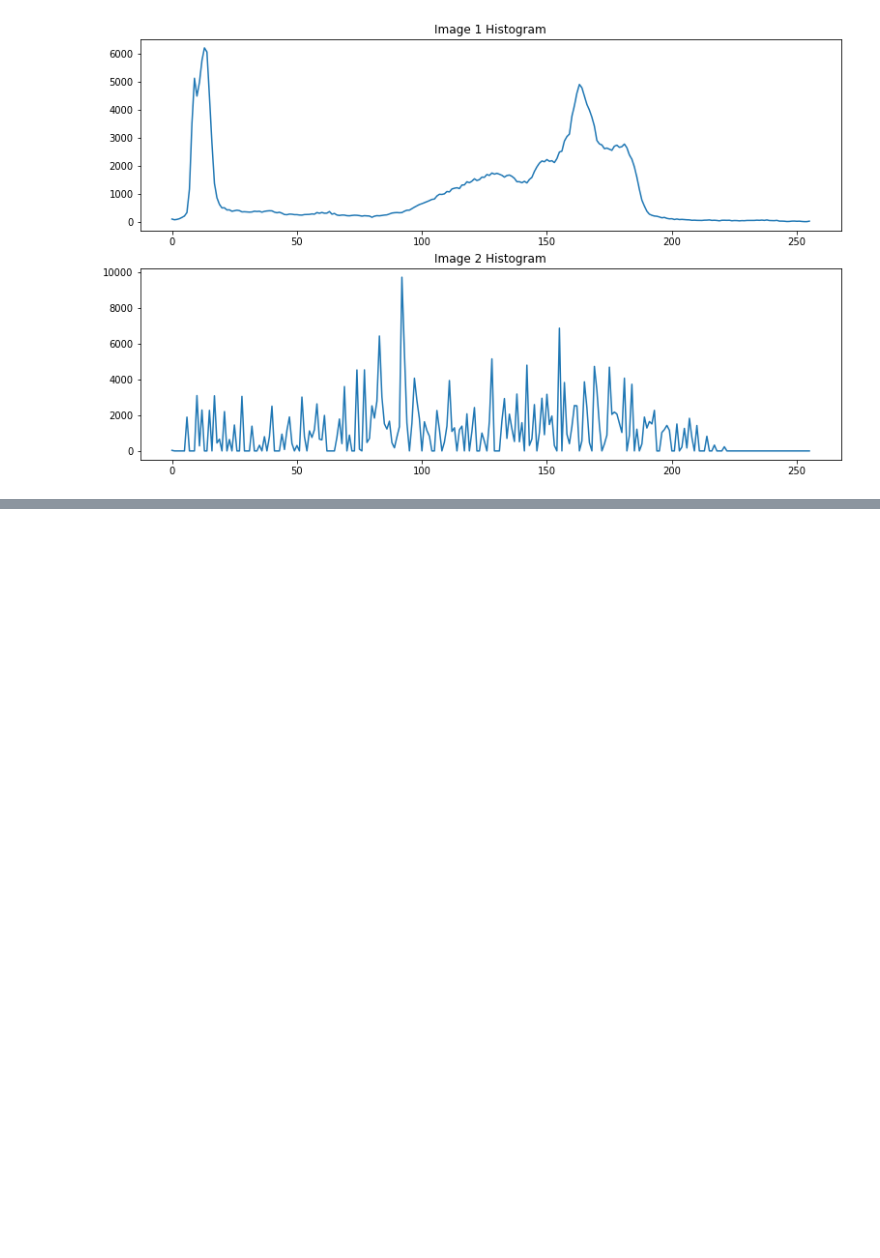
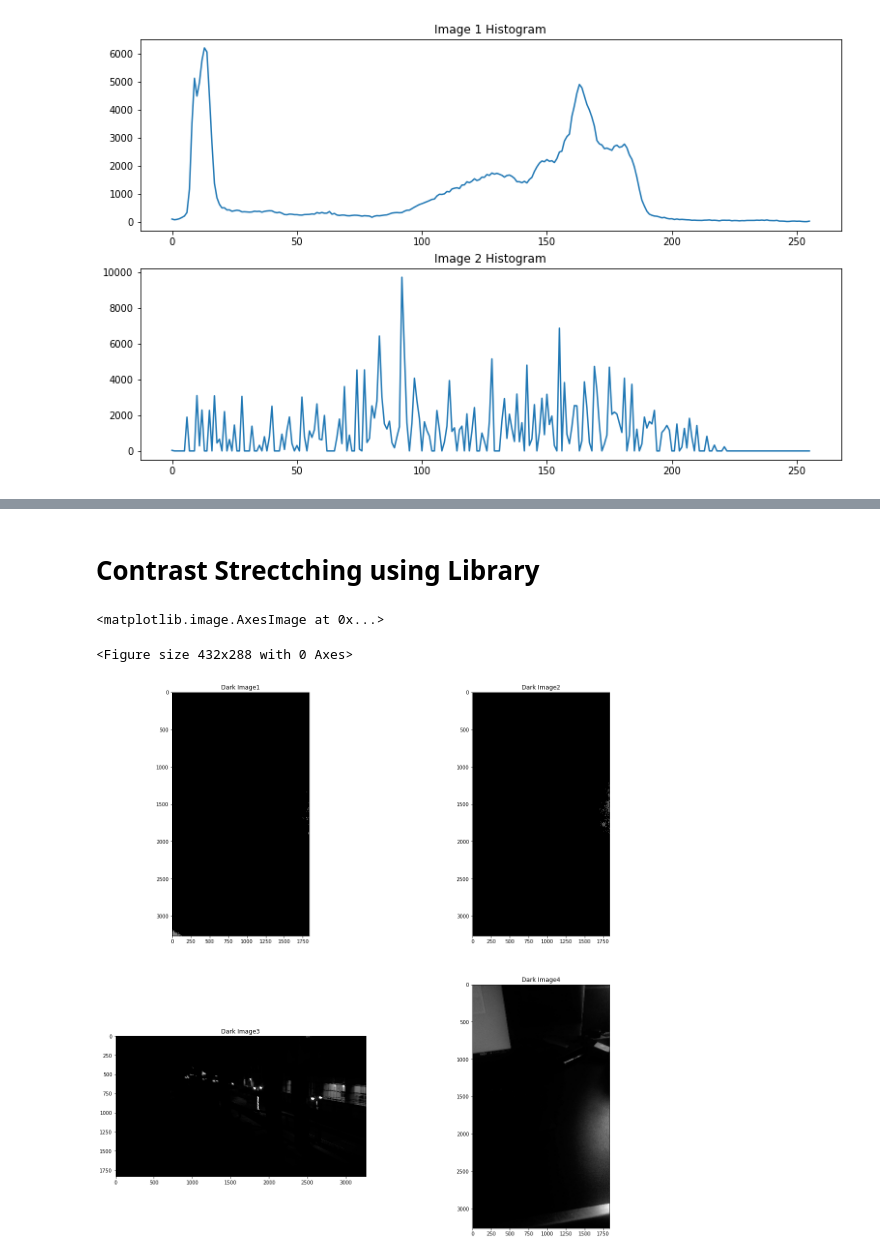
Before and after one commit to Acejoy/Image-Processing, a Jupyter notebook: Histogram_Contrast_Strectching.ipynb, the cells around one changed output, grey strips where cells are left out. Saved outputs shown, nothing was run; the diff lists cells and outputs as text; code cells hidden in the pictures; blank space fills up the shorter version.

```diff
--- a/Histogram_Contrast_Strectching.ipynb
+++ b/Histogram_Contrast_Strectching.ipynb
@@ -54,0 +81,29 @@ Text(0.5, 1.0, 'Image 2 Histogram')
+# %% [markdown]
+# Contrast Strectching using Library
+# %%
+#reading images
+
+darkImage1 = cv2.imread("Images/image1.jpg", 0)
+darkImage2 = cv2.imread("Images/image2.jpg", 0)
+darkImage3 = cv2.imread("Images/image4.jpg", 0)
+darkImage4 = cv2.imread("Images/image6.jpg", 0)
+# %%
+
+plt.figure()
+fig, axs = plt.subplots(2,2, figsize = (20, 20))
+
+axs[0][0].set_title('Dark Image1')
+axs[0][0].imshow(darkImage1, cmap = 'gray')
+
+axs[0][1].set_title('Dark Image2')
+axs[0][1].imshow(darkImage2, cmap = 'gray')
+
+axs[1][0].set_title('Dark Image3')
+axs[1][0].imshow(darkImage3, cmap = 'gray')
+
+axs[1][1].set_title('Dark Image4')
+axs[1][1].imshow(darkImage4, cmap = 'gray')
+# %% [output]
+<matplotlib.image.AxesImage at 0x...>
+<Figure size 432x288 with 0 Axes>
+[figure, added]
```
Also changed, not shown: parts of 5 cells of this notebook.
